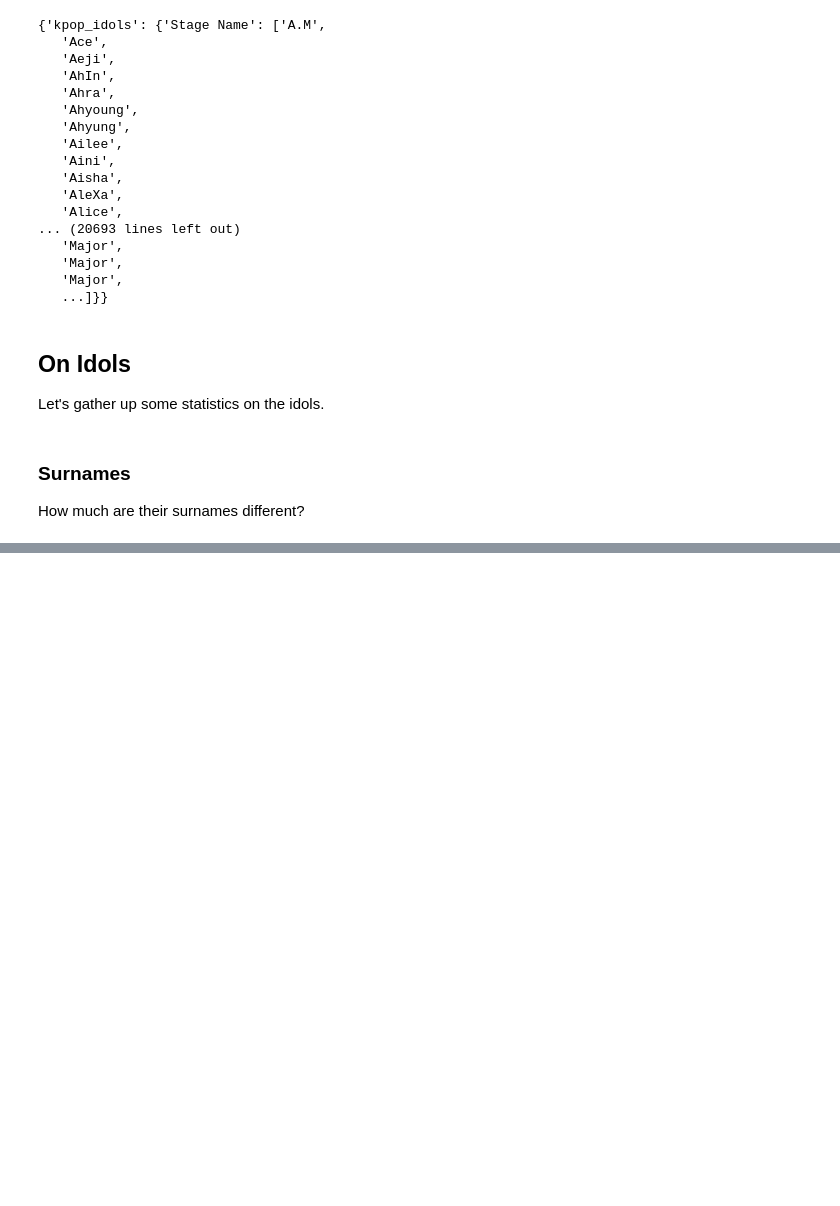
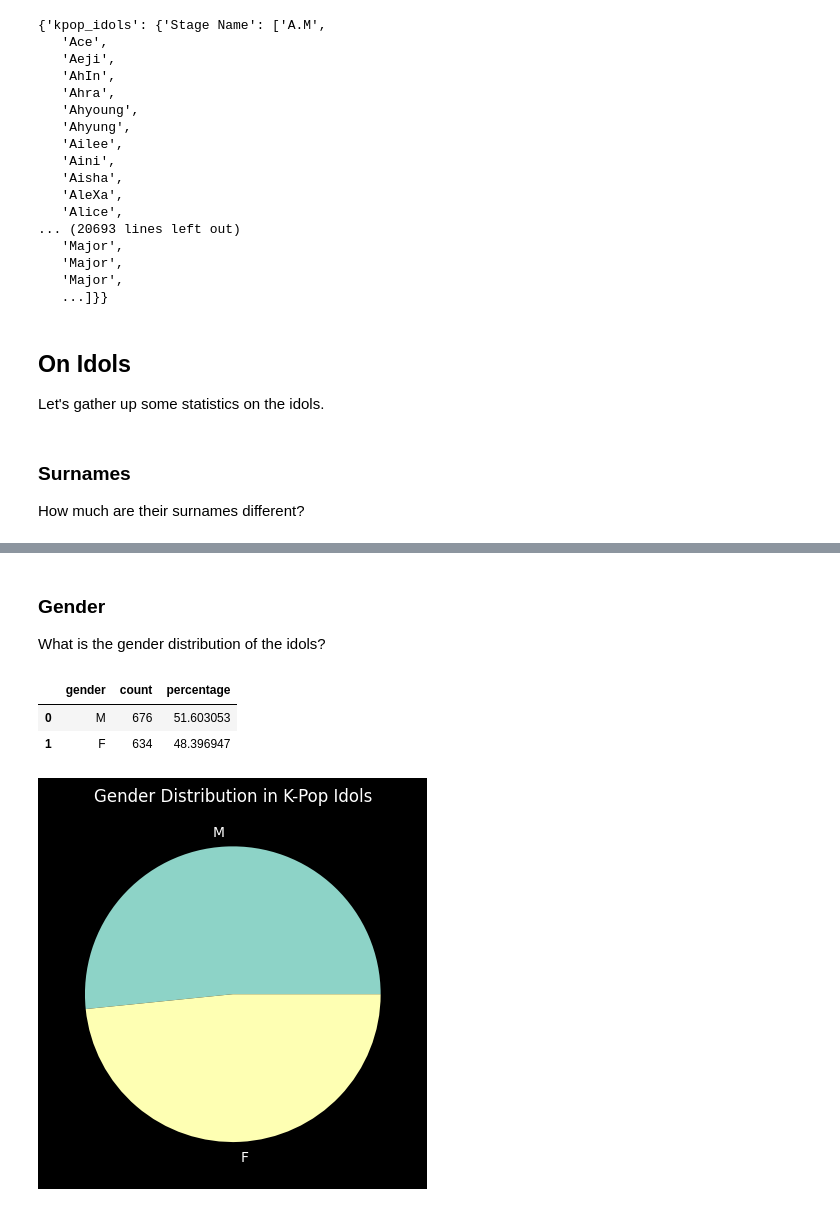
Before and after one commit to buzz-lightsnack-2007/analyzing-KPop, a Jupyter notebook: main.IPyNB, the cells around one changed output, grey strips where cells are left out. Drawn from its saved outputs; the diff is of its cells as text; code cells hidden in the pictures; blank space fills up the shorter version.

```diff
--- a/main.IPyNB
+++ b/main.IPyNB
@@ -336,0 +323,29 @@ findfont: Font family 'Noto Sans KR' not found.
+# %% [markdown]
+### Gender
+What is the gender distribution of the idols?
+# %%
+def analyze_idol_gender(dataset, column_name_key: str):
+	"""
+		Analyze the genders.
+
+		Parameters:
+			dataset: the dataset containing names
+			column_name_key: (str) the key of the column containing the names
+		Returns: none
+	"""
+
+	# Get the specific data.
+	gender = dataset[column_name_key]
+
+	# Count unique.
+	gender_count = count_unique(gender, 'gender')
+
+	# Draw the graphs.
+	graph_create('pie', True, 'Gender Distribution in K-Pop Idols', gender_count.keys(), gender_count.values())
+
+analyze_idol_gender(database['kpop_idols'], 'Gender')
+# %% [output]
+|  | gender | count | percentage |
+| 0 | M | 676 | 51.603053 |
+| 1 | F | 634 | 48.396947 |
+[figure, added]
```
Also changed, not shown: parts of 6 cells of this notebook.
